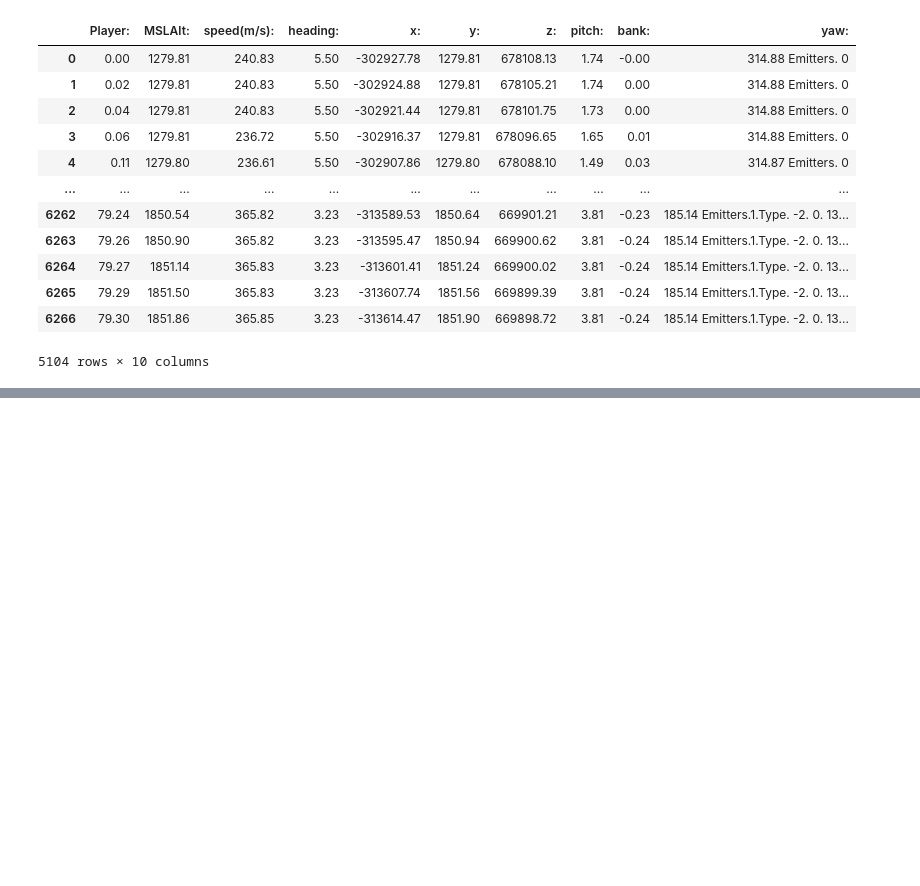
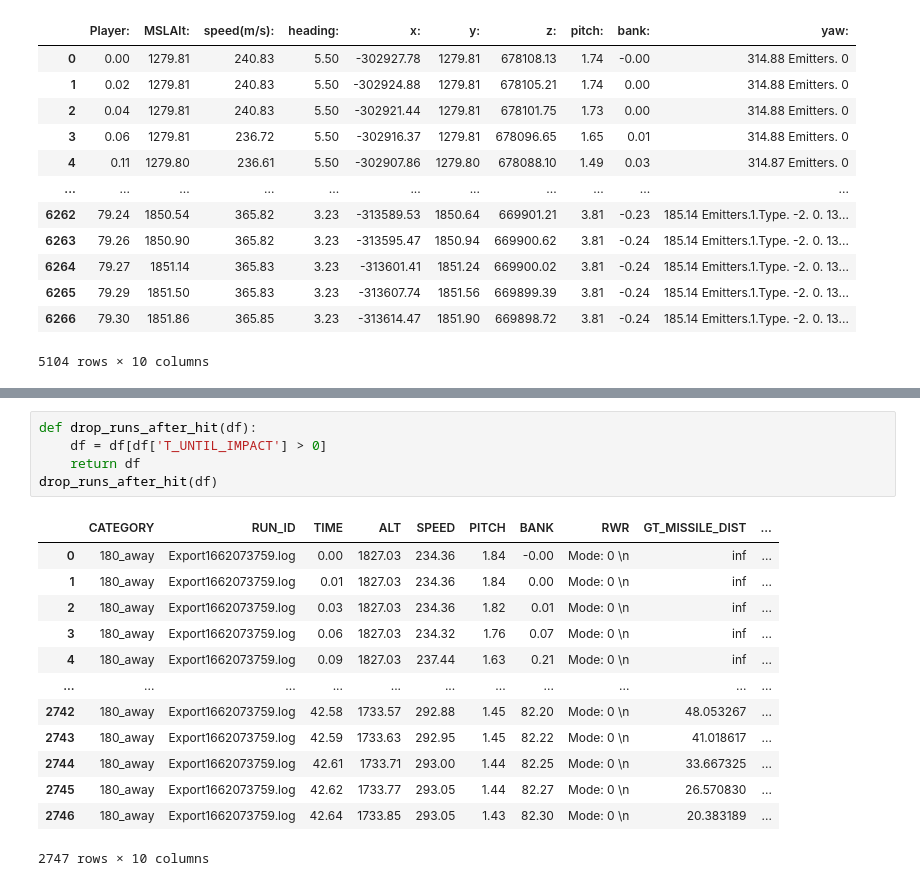
Before and after one commit to SnekCode/DCSDataExport, a Jupyter notebook: data_processing/preprocessing_scratchpad.ipynb, the cells around one changed output, grey strips where cells are left out. Drawn from its saved outputs; the diff is of its cells as text; blank space fills up the shorter version.

```diff
--- a/data_processing/preprocessing_scratchpad.ipynb
+++ b/data_processing/preprocessing_scratchpad.ipynb
@@ -91,0 +374,19 @@ df.applymap(lambda x: re.sub(sub_pattern, '', x))
+# %%
+def drop_runs_after_hit(df):
+    df = df[df['T_UNTIL_IMPACT'] > 0]
+    return df
+drop_runs_after_hit(df)
+# %% [output]
+|  | CATEGORY | RUN_ID | TIME | ALT | SPEED | PITCH | BANK | RWR | GT_MISSILE_DIST | ... |
+| 0 | 180_away | Export1662073759.log | 0.00 | 1827.03 | 234.36 | 1.84 | -0.00 | Mode: 0 \n | inf | ... |
+| 1 | 180_away | Export1662073759.log | 0.01 | 1827.03 | 234.36 | 1.84 | 0.00 | Mode: 0 \n | inf | ... |
+| 2 | 180_away | Export1662073759.log | 0.03 | 1827.03 | 234.36 | 1.82 | 0.01 | Mode: 0 \n | inf | ... |
+| 3 | 180_away | Export1662073759.log | 0.06 | 1827.03 | 234.32 | 1.76 | 0.07 | Mode: 0 \n | inf | ... |
+| 4 | 180_away | Export1662073759.log | 0.09 | 1827.03 | 237.44 | 1.63 | 0.21 | Mode: 0 \n | inf | ... |
+| ... | ... | ... | ... | ... | ... | ... | ... | ... | ... | ... |
+| 2742 | 180_away | Export1662073759.log | 42.58 | 1733.57 | 292.88 | 1.45 | 82.20 | Mode: 0 \n | 48.053267 | ... |
+| 2743 | 180_away | Export1662073759.log | 42.59 | 1733.63 | 292.95 | 1.45 | 82.22 | Mode: 0 \n | 41.018617 | ... |
+| 2744 | 180_away | Export1662073759.log | 42.61 | 1733.71 | 293.00 | 1.44 | 82.25 | Mode: 0 \n | 33.667325 | ... |
+| 2745 | 180_away | Export1662073759.log | 42.62 | 1733.77 | 293.05 | 1.44 | 82.27 | Mode: 0 \n | 26.570830 | ... |
+| 2746 | 180_away | Export1662073759.log | 42.64 | 1733.85 | 293.05 | 1.43 | 82.30 | Mode: 0 \n | 20.383189 | ... |
+2747 rows × 10 columns
```
Also changed, not shown: parts of 23 cells of this notebook, 5 other files.
